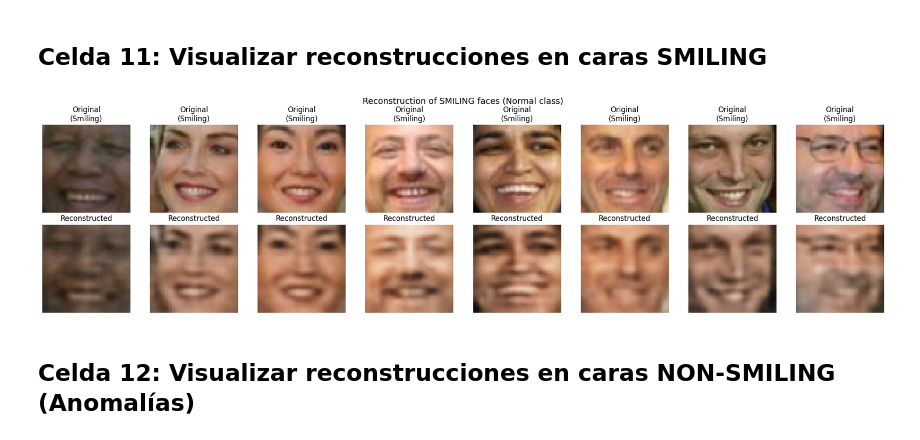
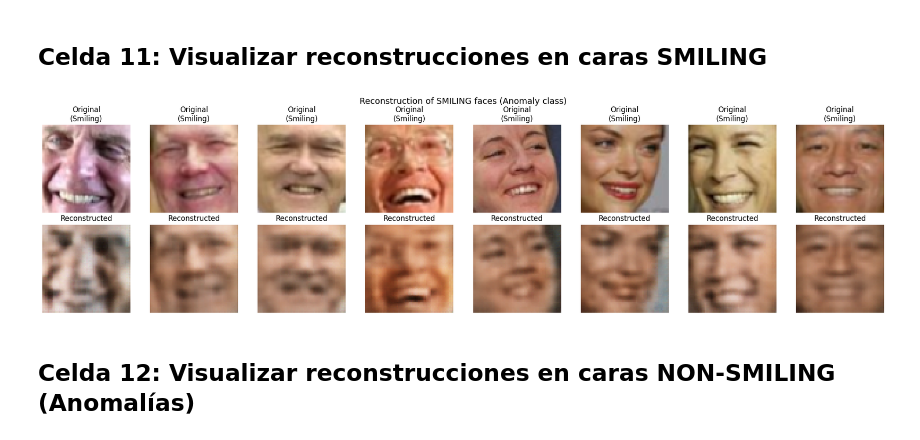
Before and after one commit to yosebitasgg/Smile-Detection-Model, a Jupyter notebook: autoencoder/smile_autoencoder.ipynb, the cells around one changed output. Cells and saved outputs as stored; diff of their text form; code cells hidden in the pictures.

```diff
--- a/autoencoder/smile_autoencoder.ipynb
+++ b/autoencoder/smile_autoencoder.ipynb
@@ -363,31 +363,31 @@ plt.show()
 # %%
 # Obtener algunas imágenes de validación
 model.eval()
 with torch.no_grad():
-    sample_images, _ = next(iter(val_loader))
+    sample_images, _ = next(iter(test_loader_smiling))  # SMILING = anomalías
     sample_images = sample_images.to(device)
     reconstructed = model(sample_images)
 
 # Visualizar
 n_images = 8
 fig, axes = plt.subplots(2, n_images, figsize=(20, 5))
 
 for i in range(n_images):
     # Original
     axes[0, i].imshow(sample_images[i].cpu().permute(1, 2, 0))
     axes[0, i].set_title('Original\n(Smiling)')
     axes[0, i].axis('off')
 
-    # Reconstruida
+    # Reconstruida (debería ser peor)
     axes[1, i].imshow(reconstructed[i].cpu().permute(1, 2, 0))
     axes[1, i].set_title('Reconstructed')
     axes[1, i].axis('off')
 
 plt.tight_layout()
-plt.suptitle('Reconstruction of SMILING faces (Normal class)', y=1.02, fontsize=14)
+plt.suptitle('Reconstruction of SMILING faces (Anomaly class)', y=1.02, fontsize=14)
 plt.show()
 # %% [output]
-[figure, old version]
+[figure, new version]
 # %% [markdown]
 ## Celda 12: Visualizar reconstrucciones en caras NON-SMILING (Anomalías)
 # %%
```
Also changed, not shown: parts of 12 cells of this notebook.
